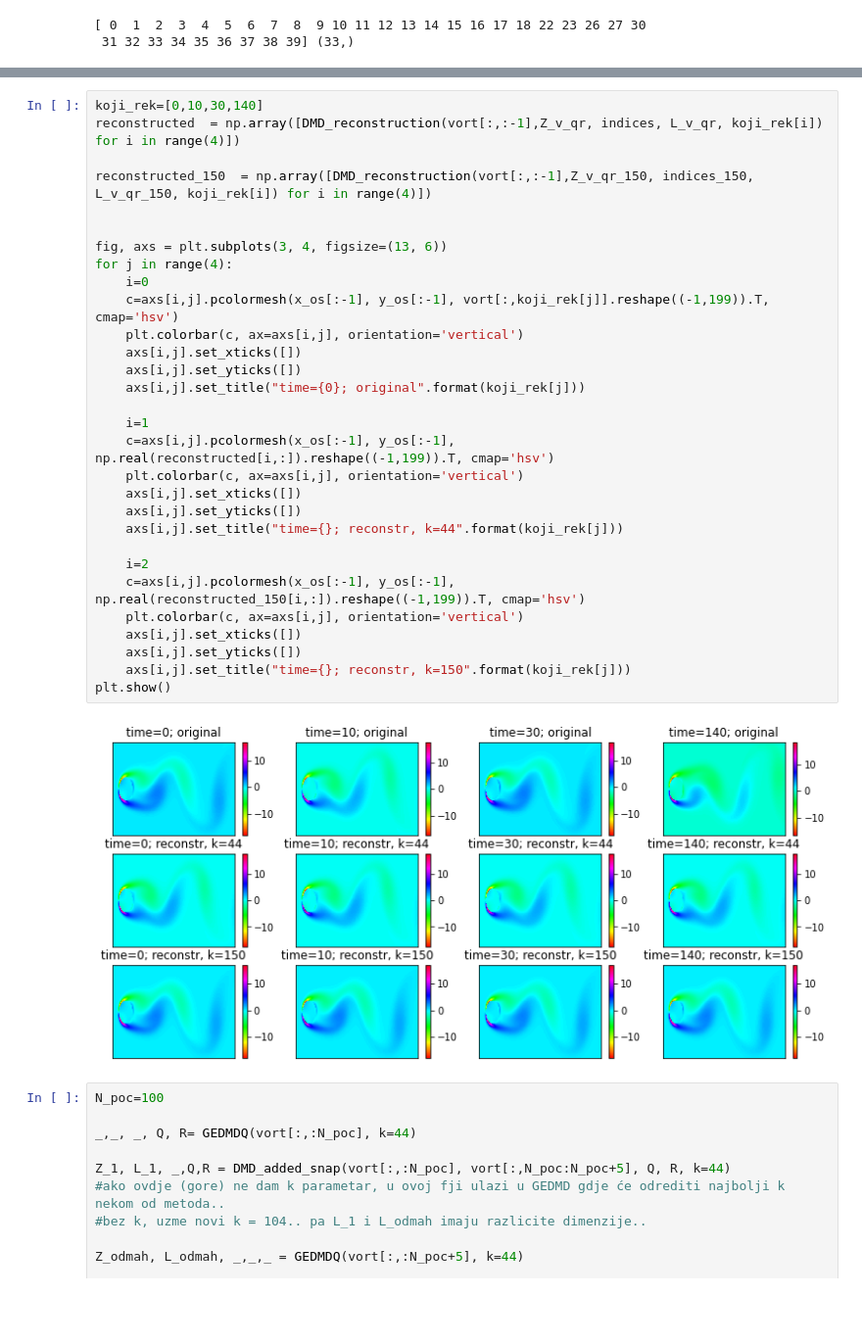
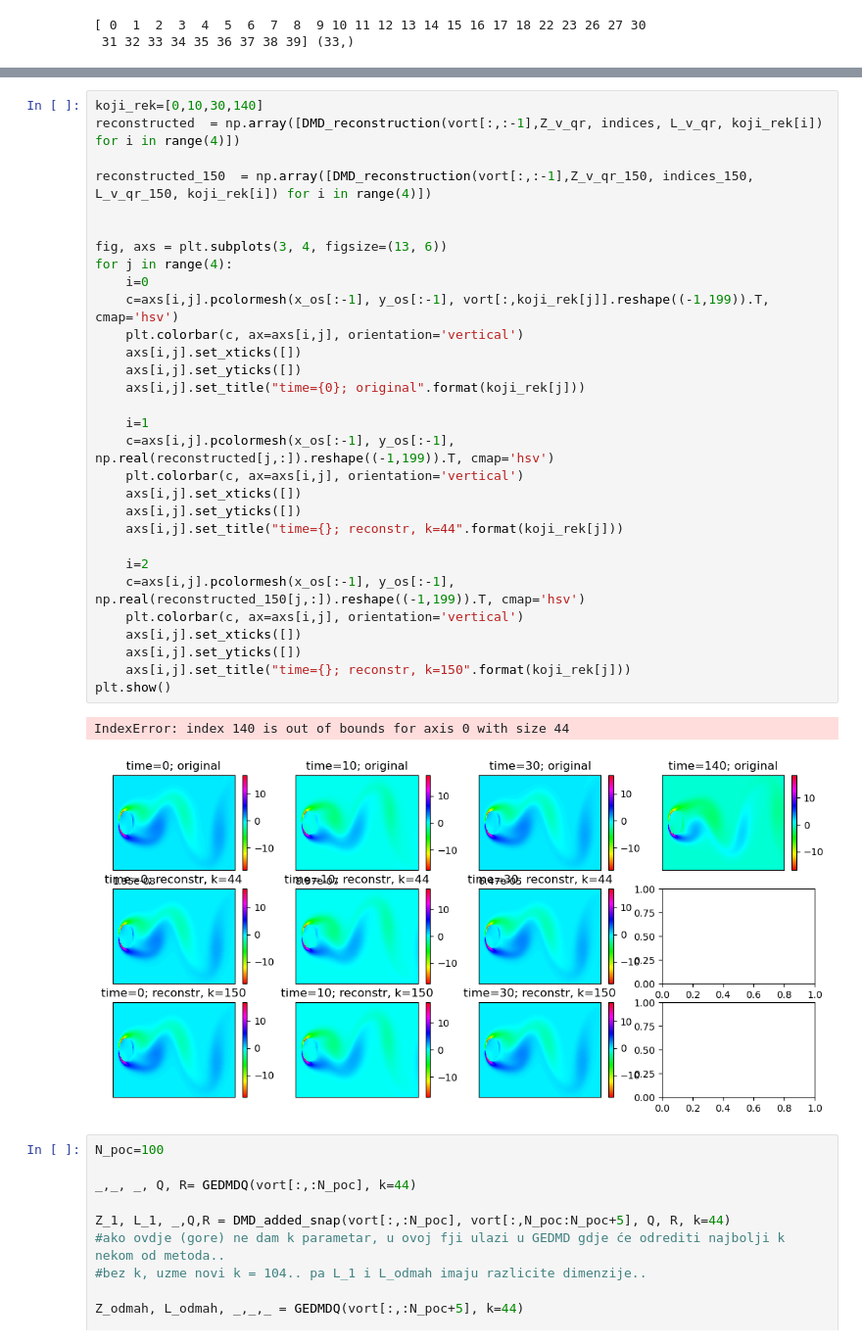
Before and after one commit to ela-d/DMD, a Jupyter notebook: Vorticity_example.ipynb, the cells around one changed output, grey strips where cells are left out. Shown at 98% size. Drawn from its saved outputs; the diff is of its cells as text; blank space fills up the shorter version.

```diff
--- a/Vorticity_example.ipynb
+++ b/Vorticity_example.ipynb
@@ -190,35 +190,36 @@ print(np.imag(alpha))
 # %%
 koji_rek=[0,10,30,140]
 reconstructed  = np.array([DMD_reconstruction(vort[:,:-1],Z_v_qr, indices, L_v_qr, koji_rek[i]) for i in range(4)])
 
 reconstructed_150  = np.array([DMD_reconstruction(vort[:,:-1],Z_v_qr_150, indices_150, L_v_qr_150, koji_rek[i]) for i in range(4)])
 
 
 fig, axs = plt.subplots(3, 4, figsize=(13, 6))
 for j in range(4):
     i=0
     c=axs[i,j].pcolormesh(x_os[:-1], y_os[:-1], vort[:,koji_rek[j]].reshape((-1,199)).T, cmap='hsv')
     plt.colorbar(c, ax=axs[i,j], orientation='vertical')
     axs[i,j].set_xticks([])
     axs[i,j].set_yticks([])
     axs[i,j].set_title("time={0}; original".format(koji_rek[j]))
 
     i=1
-    c=axs[i,j].pcolormesh(x_os[:-1], y_os[:-1], np.real(reconstructed[i,:]).reshape((-1,199)).T, cmap='hsv')
+    c=axs[i,j].pcolormesh(x_os[:-1], y_os[:-1], np.real(reconstructed[j,:]).reshape((-1,199)).T, cmap='hsv')
     plt.colorbar(c, ax=axs[i,j], orientation='vertical')
     axs[i,j].set_xticks([])
     axs[i,j].set_yticks([])
     axs[i,j].set_title("time={}; reconstr, k=44".format(koji_rek[j]))
 
     i=2
-    c=axs[i,j].pcolormesh(x_os[:-1], y_os[:-1], np.real(reconstructed_150[i,:]).reshape((-1,199)).T, cmap='hsv')
+    c=axs[i,j].pcolormesh(x_os[:-1], y_os[:-1], np.real(reconstructed_150[j,:]).reshape((-1,199)).T, cmap='hsv')
     plt.colorbar(c, ax=axs[i,j], orientation='vertical')
     axs[i,j].set_xticks([])
     axs[i,j].set_yticks([])
     axs[i,j].set_title("time={}; reconstr, k=150".format(koji_rek[j]))
 plt.show()
 # %% [output]
+IndexError: index 140 is out of bounds for axis 0 with size 44
-[figure, old version]
+[figure, new version]
 # %%
 N_poc=100
 
```
Also changed, not shown: parts of 10 cells of this notebook.
